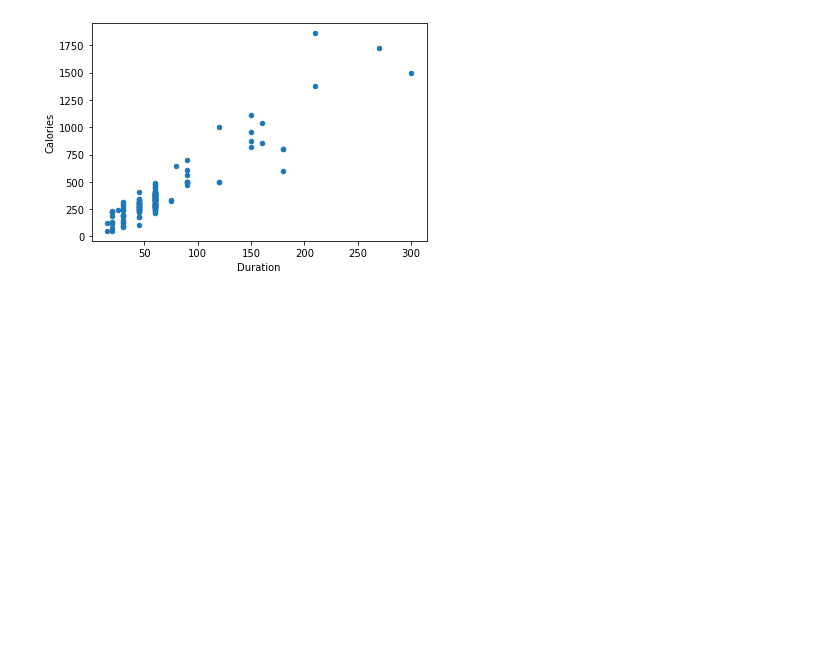
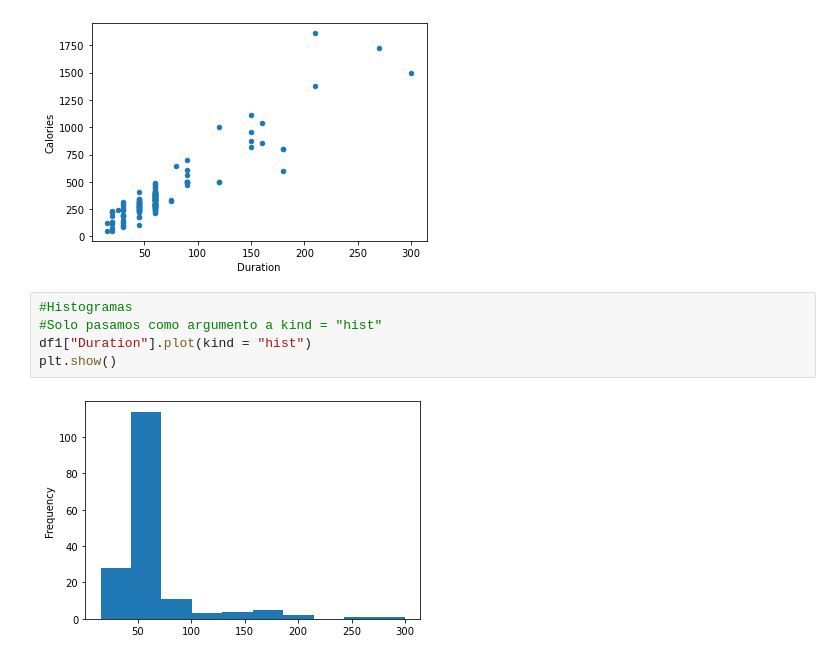
Before and after one commit to RobertoPatino1/DataSciencePlayground, a Jupyter notebook: Pandas/PandasWjupyter/Plotting.ipynb, the cells around one changed output. Cells and saved outputs as stored; diff of their text form; blank space fills up the shorter version.

```diff
--- a/Pandas/PandasWjupyter/Plotting.ipynb
+++ b/Pandas/PandasWjupyter/Plotting.ipynb
@@ -40,3 +40,10 @@ df1.plot(kind = "scatter",x = "Duration",y = "Calories")
 plt.show()
 # %% [output]
 [figure]
+# %%
+#Histogramas
+#Solo pasamos como argumento a kind = "hist"
+df1["Duration"].plot(kind = "hist")
+plt.show()
+# %% [output]
+[figure, added]
```
Also changed, not shown: 1 other file.
